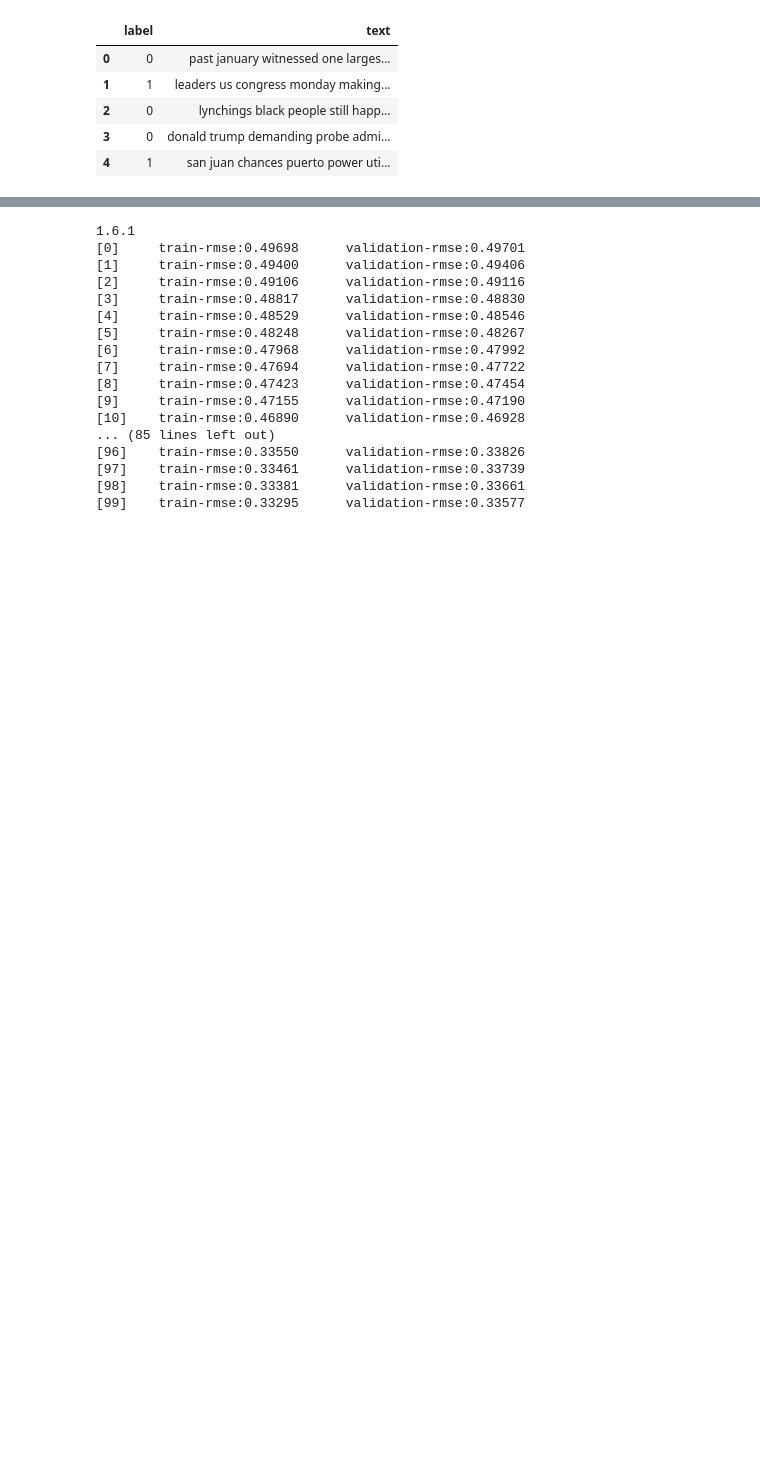
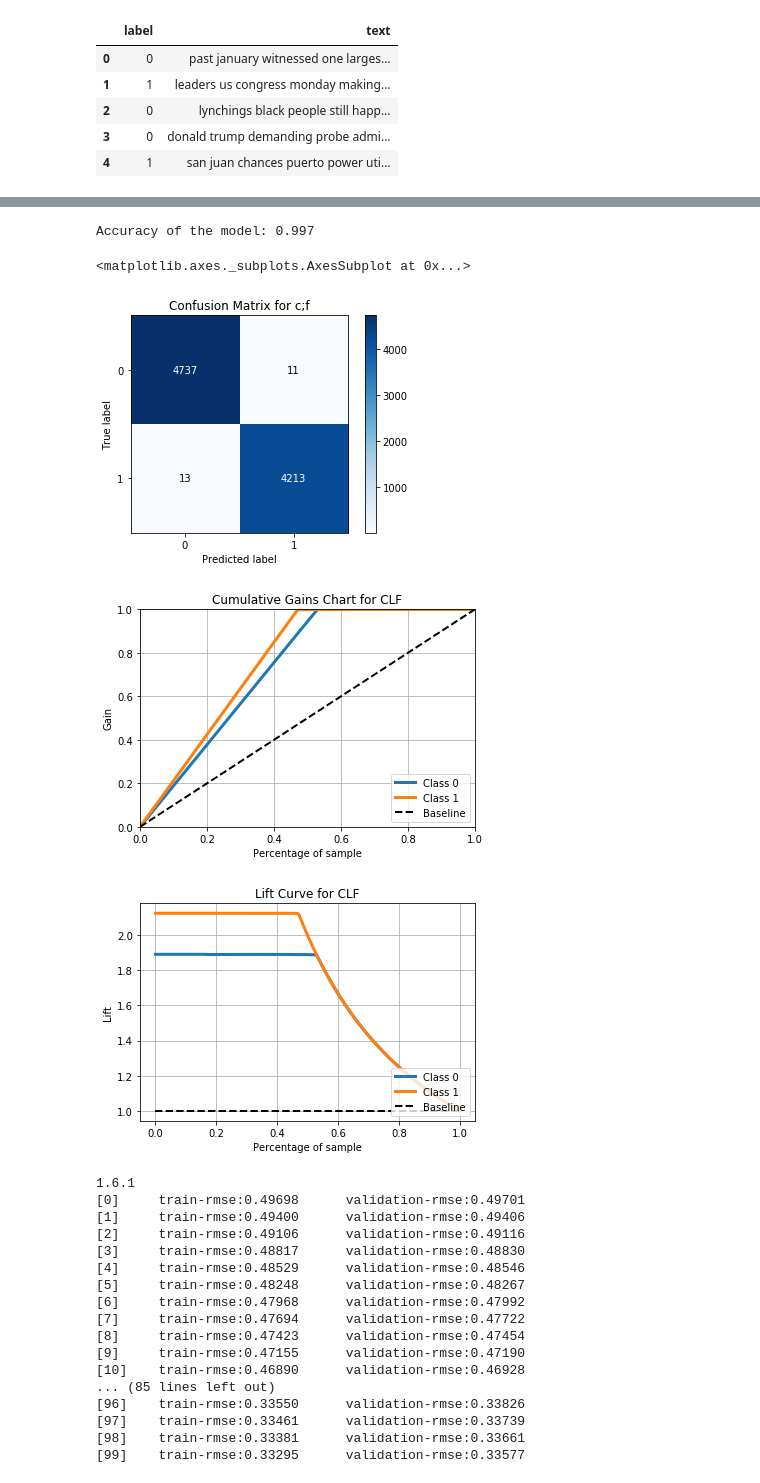
Before and after one commit to JJFrisch/Fake-News-Risk-Identification, a Jupyter notebook: DataCleaning.ipynb, the cells around one changed output, grey strips where cells are left out. Drawn from its saved outputs; the diff is of its cells as text; code cells hidden in the pictures; blank space fills up the shorter version.

Commit message:
graphs

```diff
--- a/DataCleaning.ipynb
+++ b/DataCleaning.ipynb
@@ -325,3 +325,32 @@ Accuracy of the model: 0.989
+# %%
+import pandas as pd
+import numpy as np
+from sklearn import datasets
+from sklearn.ensemble import GradientBoostingClassifier, RandomForestClassifier
+from sklearn.model_selection import cross_val_predict, train_test_split
+import scikitplot as skplt
+
+label_predictions = clf.predict(msg_test)
+print(f"Accuracy of the model: {metrics.accuracy_score(label_test, label_predictions):0.3f}")
+
+y_rfc_proba = clf.predict_proba(msg_test)
+y_rfc_pred = np.where(y_rfc_proba[:,1] > 0.5, 1, 0)
+
+skplt.metrics.plot_confusion_matrix(label_test, y_rfc_pred, normalize=False, title = 'Confusion Matrix for c;f')
+
+# skplt.metrics.plot_roc(label_test, y_rfc_proba, title = 'ROC Plot for clf')
+
+# skplt.metrics.plot_precision_recall(label_test, y_rfc_proba, title = 'PR Curve for clf')
+
+skplt.metrics.plot_cumulative_gain(label_test, y_rfc_proba, title = 'Cumulative Gains Chart for CLF')
+
+skplt.metrics.plot_lift_curve(label_test, y_rfc_proba, title = 'Lift Curve for CLF')
+# %% [output]
+Accuracy of the model: 0.997
+<matplotlib.axes._subplots.AxesSubplot at 0x...>
+[figure, added]
+[figure, added]
+[figure, added]
 # %%
 import xgboost as xgb
 from sklearn.datasets import make_classification
```
Also changed, not shown: parts of 7 cells of this notebook.
